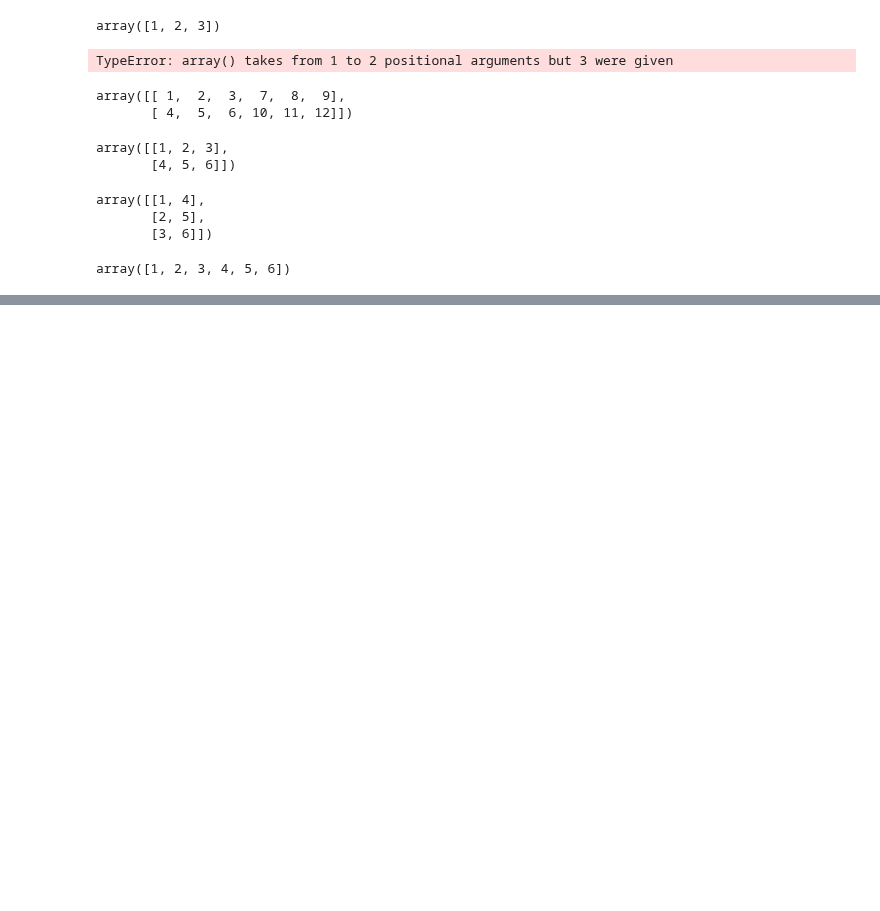
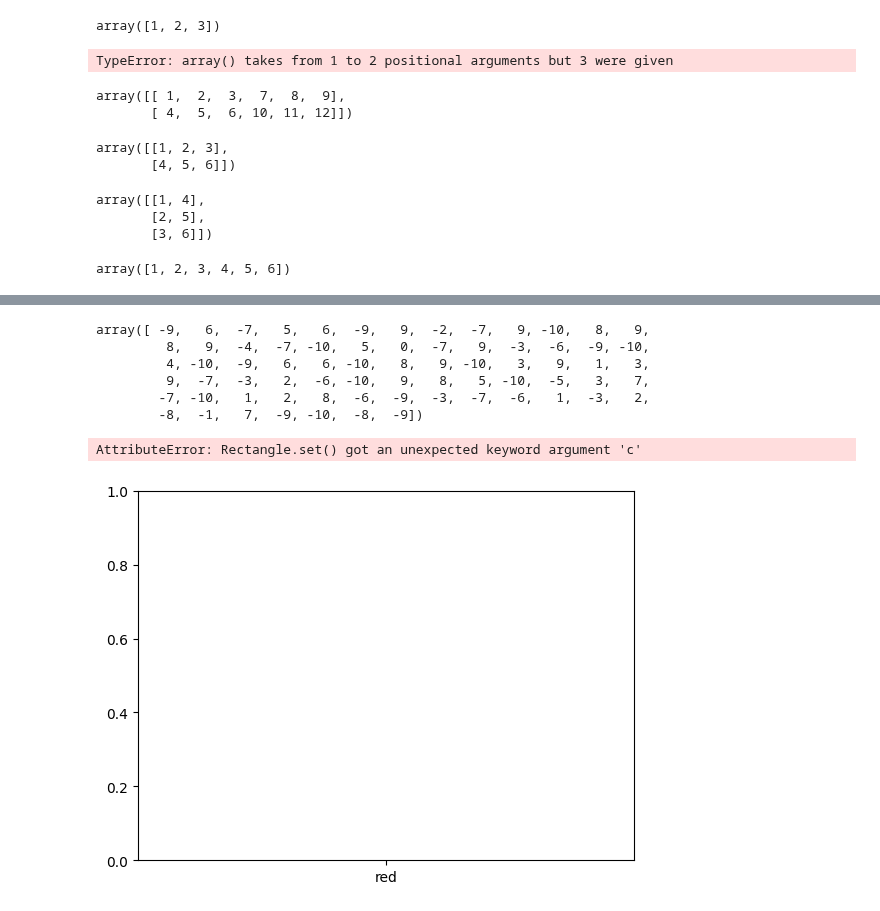
Before and after one commit to wamong/DMU-JMJ, a Jupyter notebook: 1학년2학기/데이터분석입문/test.ipynb, the cells around one changed output, grey strips where cells are left out. Drawn from its saved outputs; the diff is of its cells as text; code cells hidden in the pictures; blank space fills up the shorter version.

```diff
--- a/1학년2학기/데이터분석입문/test.ipynb
+++ b/1학년2학기/데이터분석입문/test.ipynb
@@ -110,0 +158,18 @@ array([1, 2, 3, 4, 5, 6])
+# %%
+y
+# %% [output]
+array([ -9,   6,  -7,   5,   6,  -9,   9,  -2,  -7,   9, -10,   8,   9,
+         8,   9,  -4,  -7, -10,   5,   0,  -7,   9,  -3,  -6,  -9, -10,
+         4, -10,  -9,   6,   6, -10,   8,   9, -10,   3,   9,   1,   3,
+         9,  -7,  -3,   2,  -6, -10,   9,   8,   5, -10,  -5,   3,   7,
+        -7, -10,   1,   2,   8,  -6,  -9,  -3,  -7,  -6,   1,  -3,   2,
+        -8,  -1,   7,  -9, -10,  -8,  -9])
+# %%
+import matplotlib.pyplot as plt
+
+b =["red", "green", "blue"]
+plt.bar(b, [10, 4, 12], c="red", alpha=0.4)
+plt.show()
+# %% [output]
+AttributeError: Rectangle.set() got an unexpected keyword argument 'c'
+[figure, added]
```
Also changed, not shown: parts of 2 cells of this notebook.
